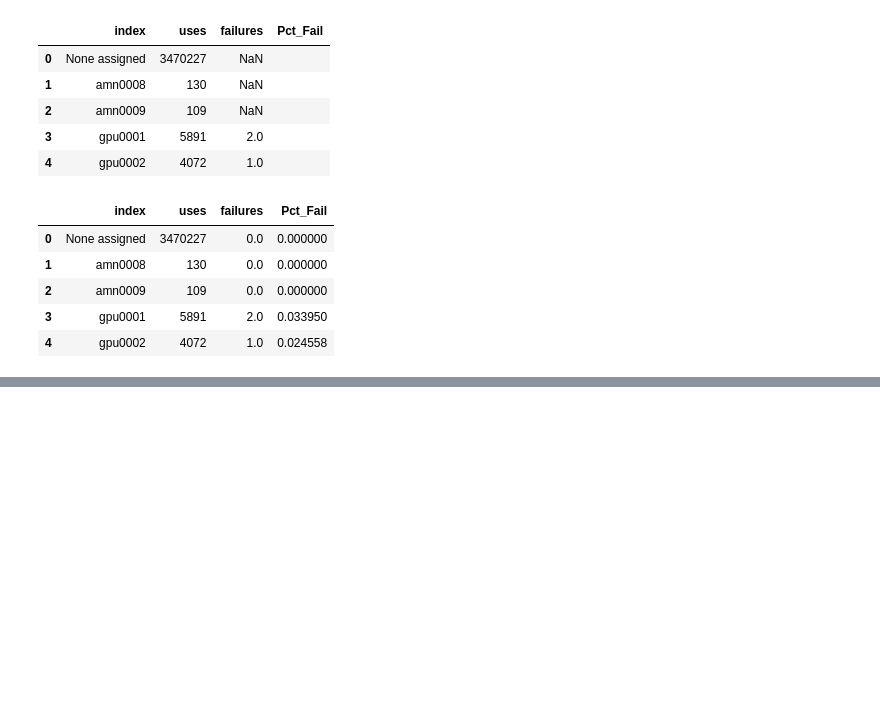
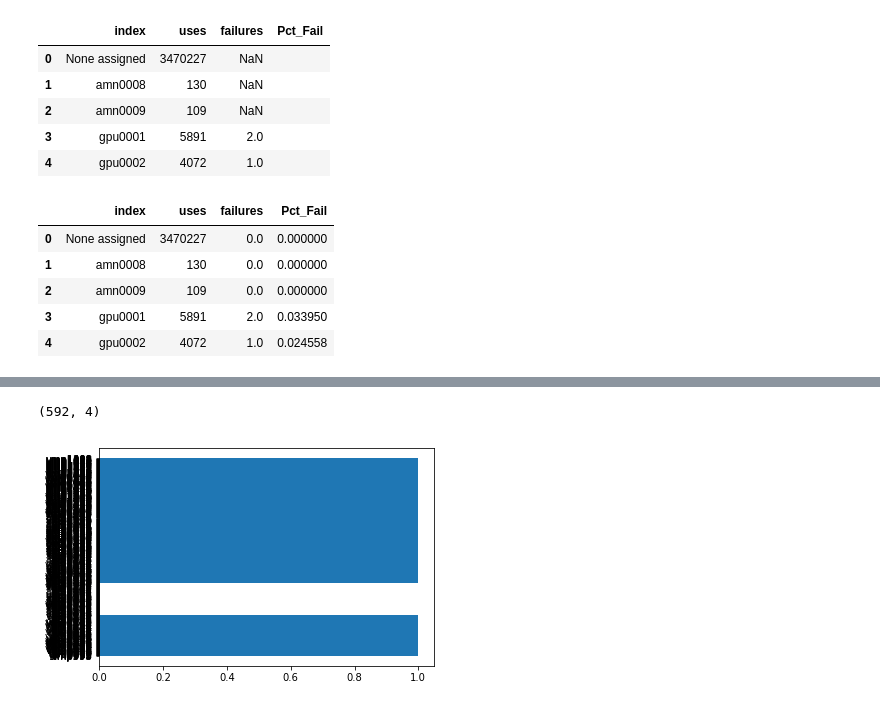
Before and after one commit to asidamo/Analysis-of-Job-Logs, a Jupyter notebook: Node_Failure.ipynb, the cells around one changed output, grey strips where cells are left out. Cells and saved outputs as stored; diff of their text form; code cells hidden in the pictures; blank space fills up the shorter version.

Commit message:
updated verison with completed visualization.

```diff
--- a/Node_Failure.ipynb
+++ b/Node_Failure.ipynb
@@ -175,0 +216,9 @@ ELIMINATE ERROR CODES FOR USER ERROR
+# %%
+overall_full_subset.shape
+# %% [output]
+(592, 4)
+# %%
+plt.barh(overall_full_subset['index'], width = 1, align = 'center')
+plt.show()
+# %% [output]
+[figure, added]
```
Also changed, not shown: parts of 11 cells of this notebook.
